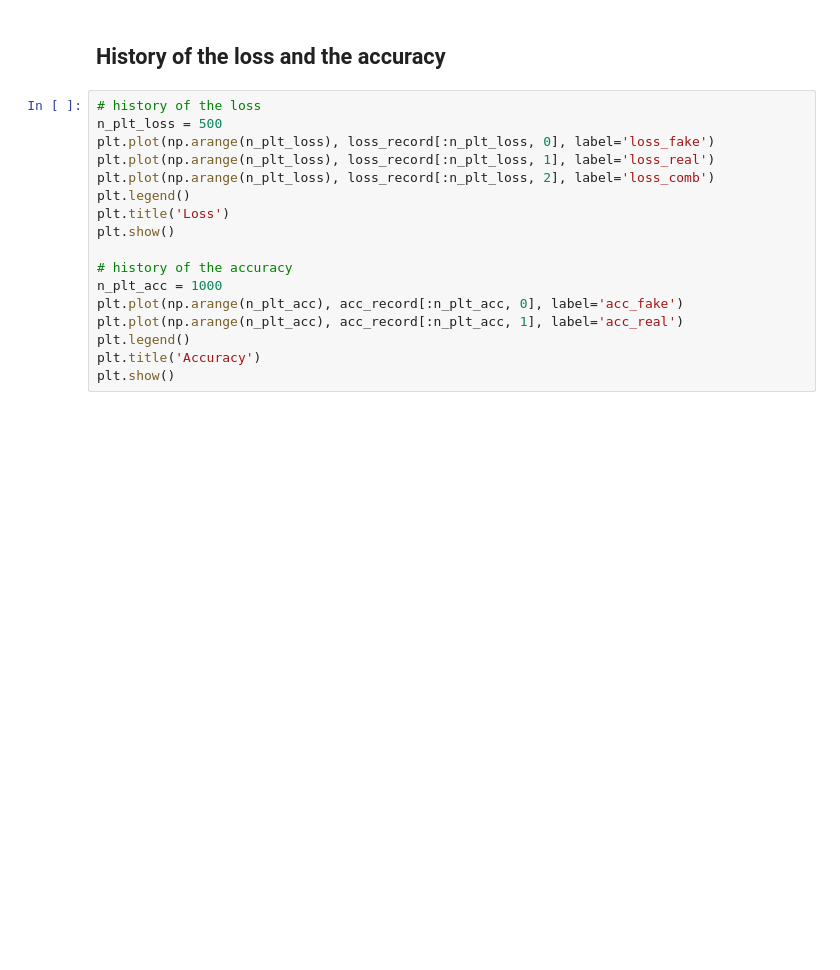
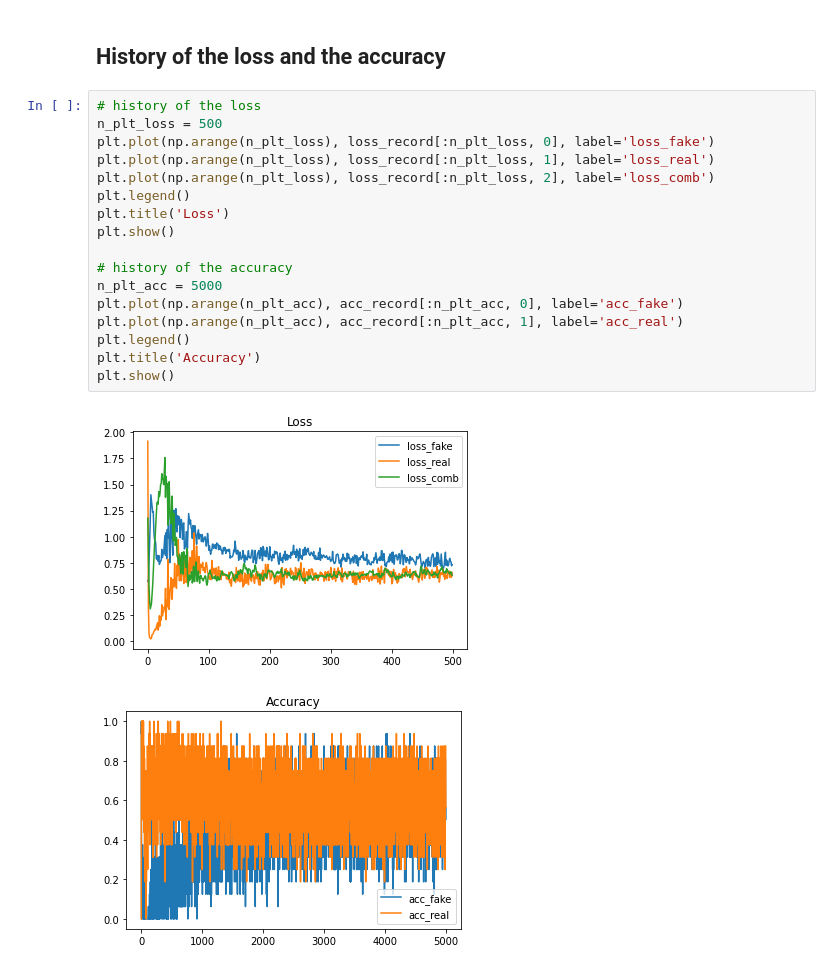
Before and after one commit to ntaka-0303/AI-Masrer, a Jupyter notebook: S10.GAN/exercises.ipynb, the cells around one changed output. Saved outputs shown, nothing was run; the diff lists cells and outputs as text; blank space fills up the shorter version.

```diff
--- a/S10.GAN/exercises.ipynb
+++ b/S10.GAN/exercises.ipynb
@@ -204,17 +222,20 @@ for i in range(n_learn):
 # %%
 # history of the loss
 n_plt_loss = 500
 plt.plot(np.arange(n_plt_loss), loss_record[:n_plt_loss, 0], label='loss_fake')
 plt.plot(np.arange(n_plt_loss), loss_record[:n_plt_loss, 1], label='loss_real')
 plt.plot(np.arange(n_plt_loss), loss_record[:n_plt_loss, 2], label='loss_comb')
 plt.legend()
 plt.title('Loss')
 plt.show()
 
 # history of the accuracy
-n_plt_acc = 1000
+n_plt_acc = 5000
 plt.plot(np.arange(n_plt_acc), acc_record[:n_plt_acc, 0], label='acc_fake')
 plt.plot(np.arange(n_plt_acc), acc_record[:n_plt_acc, 1], label='acc_real')
 plt.legend()
 plt.title('Accuracy')
 plt.show()
+# %% [output]
+[figure, added]
+[figure, added]
```
Also changed, not shown: parts of 4 cells of this notebook.
